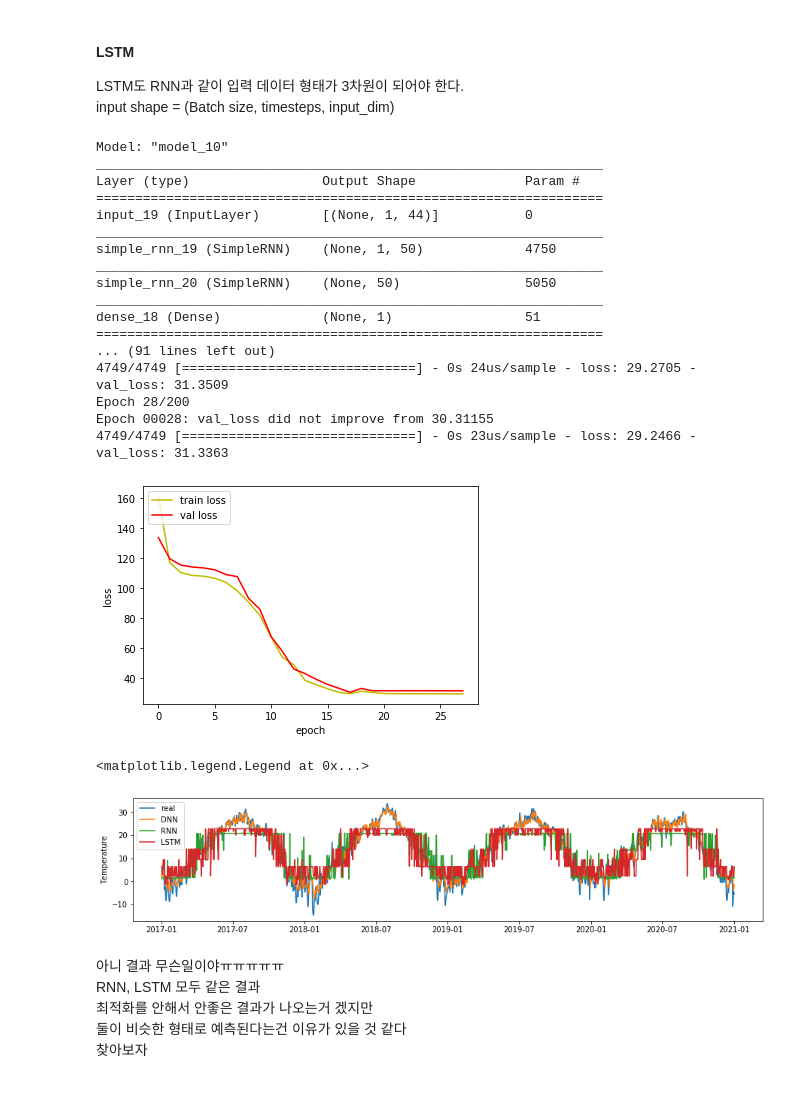
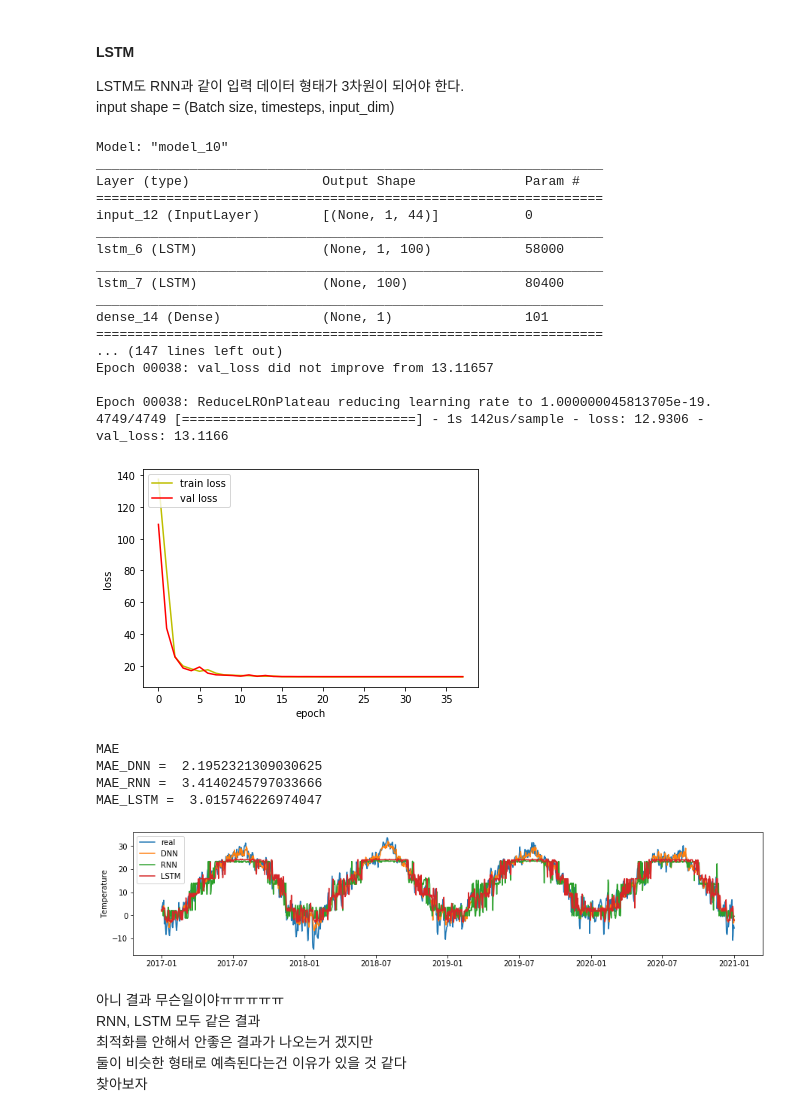
Before and after one commit to ParkSunA/Temperature-Prediction, a Jupyter notebook: DNN과 RNN과 LSTM 비교.ipynb, the cells around one changed output. Drawn from its saved outputs; the diff is of its cells as text; code cells hidden in the pictures.

```diff
--- a/DNN과 RNN과 LSTM 비교.ipynb
+++ b/DNN과 RNN과 LSTM 비교.ipynb
@@ -189,8 +189,8 @@ input_dim은 feature 개수
 이다
 # %%
 inputs_1 = tf.keras.Input(shape=(1,44))
-rnn = tf.keras.layers.SimpleRNN(50, return_sequences=True)(inputs_1)
-rnn = tf.keras.layers.SimpleRNN(50, return_sequences=False)(rnn)
+rnn = tf.keras.layers.SimpleRNN(100, return_sequences=True)(inputs_1)
+rnn = tf.keras.layers.SimpleRNN(100, return_sequences=False)(rnn)
 output = tf.keras.layers.Dense(1)(rnn)
 
 RNN = tf.keras.Model(inputs=[inputs_1], outputs=output)
@@ -236,7 +236,7 @@ callbacks = [callback_early_stopping,
              callback_checkpoint,
              callback_reduce_lr]
 hist = RNN.fit(trainX.values.reshape(-1,1,44),trainY, validation_data=(validX.values.reshape(-1,1,44), validY),
-                 epochs = 200, batch_size=100, callbacks=callbacks, verbose=1)
+                 epochs = 200, batch_size=30, callbacks=callbacks, verbose=1)
 
 fig, loss_ax = plt.subplots()
 
@@ -274,8 +274,8 @@ LSTM도 RNN과 같이 입력 데이터 형태가 3차원이 되어야 한다.
 input shape = (Batch size, timesteps, input_dim)
 # %%
 inputs_1 = tf.keras.Input(shape=(1,44))
-lstm = tf.keras.layers.LSTM(50, return_sequences=True)(inputs_1)
-lstm = tf.keras.layers.LSTM(50, return_sequences=False)(lstm)
+lstm = tf.keras.layers.LSTM(100, return_sequences=True)(inputs_1)
+lstm = tf.keras.layers.LSTM(100, return_sequences=False)(lstm)
 output = tf.keras.layers.Dense(1)(lstm)
 
 LSTM = tf.keras.Model(inputs=[inputs_1], outputs=output)
@@ -304,7 +304,7 @@ callbacks = [callback_early_stopping,
              callback_checkpoint,
              callback_reduce_lr]
 hist = LSTM.fit(trainX.values.reshape(-1,1,44),trainY, validation_data=(validX.values.reshape(-1,1,44), validY),
-                 epochs = 200, batch_size=100, callbacks=callbacks, verbose=1)
+                 epochs = 200, batch_size=30, callbacks=callbacks, verbose=1)
 
 fig, loss_ax = plt.subplots()
 
@@ -322,39 +322,47 @@ Model: "model_10"
 _________________________________________________________________
 Layer (type)                 Output Shape              Param #
 =================================================================
-input_19 (InputLayer)        [(None, 1, 44)]           0
+input_12 (InputLayer)        [(None, 1, 44)]           0
 _________________________________________________________________
-simple_rnn_19 (SimpleRNN)    (None, 1, 50)             4750
+lstm_6 (LSTM)                (None, 1, 100)            58000
 _________________________________________________________________
-simple_rnn_20 (SimpleRNN)    (None, 50)                5050
+lstm_7 (LSTM)                (None, 100)               80400
 _________________________________________________________________
-dense_18 (Dense)             (None, 1)                 51
+dense_14 (Dense)             (None, 1)                 101
 =================================================================
-... (91 lines left out)
-4749/4749 [==============================] - 0s 24us/sample - loss: 29.2705 - val_loss: 31.3509
-Epoch 28/200
-Epoch 00028: val_loss did not improve from 30.31155
-4749/4749 [==============================] - 0s 23us/sample - loss: 29.2466 - val_loss: 31.3363
+... (147 lines left out)
+Epoch 00038: val_loss did not improve from 13.11657
+
+Epoch 00038: ReduceLROnPlateau reducing learning rate to 1.000000045813705e-19.
+4749/4749 [==============================] - 1s 142us/sample - loss: 12.9306 - val_loss: 13.1166
-[figure, old version]
+[figure, new version]
 # %%
 time = pd.to_datetime(test['일시'])
 
 pred_DNN = DNN.predict(testX)
-pred_RNN = RNN.predict(testX.values.reshape(-1,1,44))
+pred_RNN = RNN.predict(testX.values.reshape(-1,1,44)).reshape(-1,)
 pred_LSTM = LSTM.predict(testX.values.reshape(-1,1,44))
 
 
 plt.figure(figsize = (15,3))
 plt.plot(time,testY.reset_index()['Y'])
 plt.plot(time,pred_DNN)
 plt.plot(time,pred_RNN)
 plt.plot(time,pred_LSTM)
 
 plt.ylabel('Temperature')
 plt.legend(['real','DNN','RNN','LSTM'])
+
+print('MAE')
+print('MAE_DNN = ',(((testY-pred_DNN.reshape(-1,))**2)**0.5).mean())
+print('MAE_RNN = ',(((testY-pred_RNN.reshape(-1,))**2)**0.5).mean())
+print('MAE_LSTM = ',(((testY-pred_LSTM.reshape(-1,))**2)**0.5).mean())
 # %% [output]
-<matplotlib.legend.Legend at 0x...>
+MAE
+MAE_DNN =  2.1952321309030625
+MAE_RNN =  3.4140245797033666
+MAE_LSTM =  3.015746226974047
-[figure, old version]
+[figure, new version]
 # %% [markdown]
 아니 결과 무슨일이야ㅠㅠㅠㅠㅠ
 RNN, LSTM 모두 같은 결과
```
Also changed, not shown: parts of 4 cells of this notebook.
